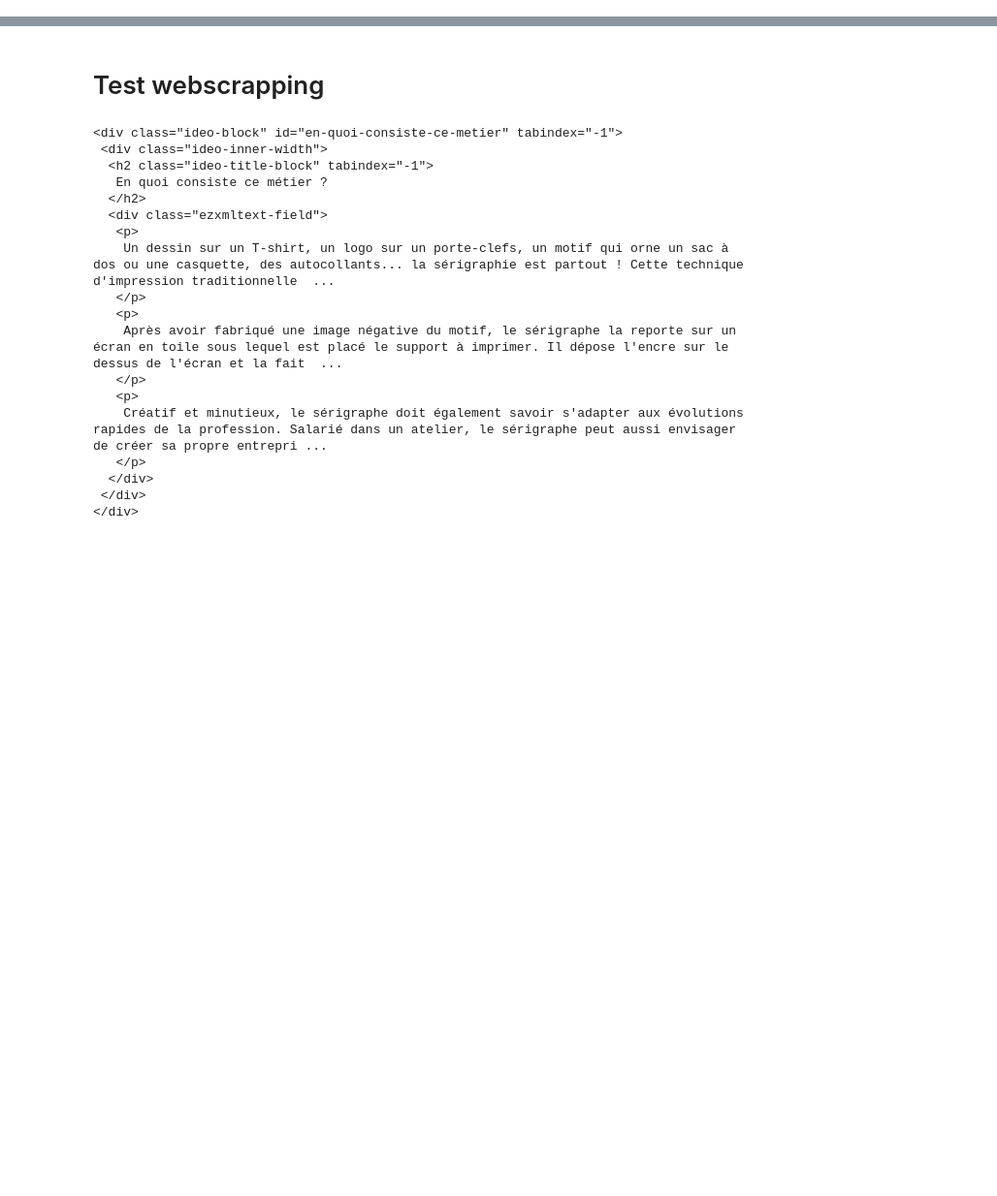
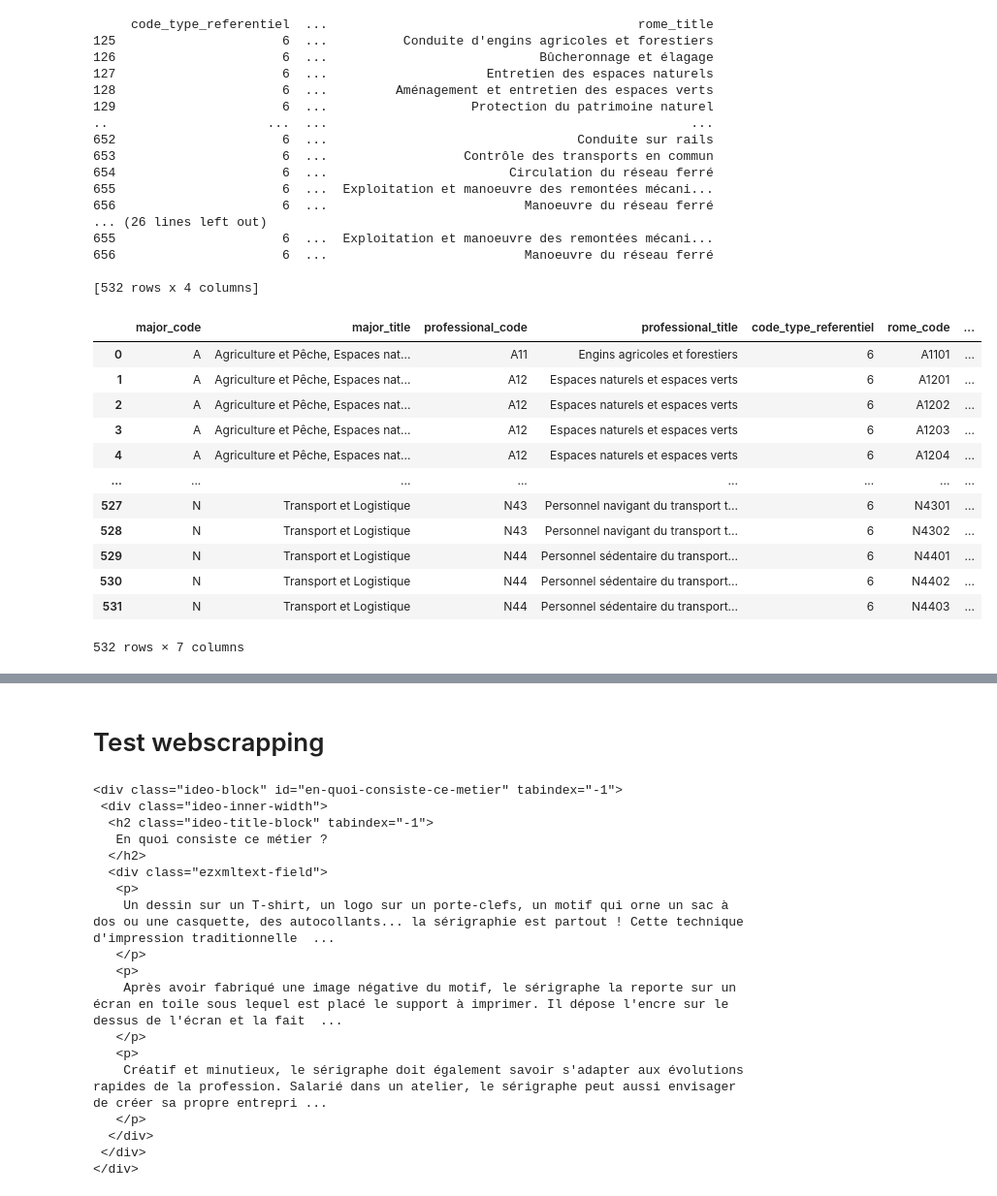
Before and after one commit to ARKEnsae/JobDomainPrediction_NLP, a Jupyter notebook: Prévision_catégorie_métier_ROME.ipynb, the cells around one changed output, grey strips where cells are left out. Shown at 97% size. Cells and saved outputs as stored; diff of their text form; code cells hidden in the pictures; blank space fills up the shorter version.

```diff
--- a/Prévision_catégorie_métier_ROME.ipynb
+++ b/Prévision_catégorie_métier_ROME.ipynb
@@ -214,0 +167,2 @@ list(np.setdiff1d(list(rome2),liste_rome))
+# %%
+arbo = pd.read_csv("unix_item_arborescence_v346_utf8.csv")
@@ -214,0 +216,55 @@ list(np.setdiff1d(list(rome2),liste_rome))
+# %%
+principal_tree = arbo[(arbo["code_type_noeud"]==3)&(arbo["code_type_referentiel"]==6)]
+principal_tree = principal_tree.rename(columns={"code_noeud": "rome_code",
+                                              "code_pere": "professional_code",
+                                              "libelle_item_arbo": "rome_title"})
+principal_tree = principal_tree.drop(columns = ['code_ogr', 'code_item_arbo_associe', 'code_type_noeud',
+       'libelle_type_noeud', 'statut'])
+print(principal_tree)
+pr_tree_desc = arbo[(arbo["code_type_noeud"]==2)&(arbo["code_type_referentiel"]==6)&(arbo["code_pere"]!="Racine AP")]
+pr_tree_desc = pr_tree_desc.drop(columns = ['code_ogr', 'code_item_arbo_associe', 'code_type_noeud',
+       'libelle_type_noeud',"statut","code_type_referentiel"])
+pr_tree_desc = pr_tree_desc.rename(columns={"code_noeud": "professional_code",
+                                            "code_pere": "major_code",
+                                            "libelle_item_arbo": "professional_title",})
+print(pr_tree_desc)
+maj_tree_desc = arbo[(arbo["code_type_noeud"]==2)&(arbo["code_type_referentiel"]==6)&(arbo["code_pere"]=="Racine AP")]
+maj_tree_desc = maj_tree_desc.drop(columns = ['code_ogr', 'code_item_arbo_associe', 'code_type_noeud',
+       'libelle_type_noeud',"statut","code_type_referentiel", "code_pere"])
+maj_tree_desc = maj_tree_desc.rename(columns={"code_noeud": "major_code",
+                                            "libelle_item_arbo": "major_title"})
+print(principal_tree)
+principal_tree = pd.merge(pd.merge(maj_tree_desc,pr_tree_desc),
+                          principal_tree)
+principal_tree
+# %% [output]
+     code_type_referentiel  ...                                         rome_title
+125                      6  ...          Conduite d'engins agricoles et forestiers
+126                      6  ...                            Bûcheronnage et élagage
+127                      6  ...                     Entretien des espaces naturels
+128                      6  ...         Aménagement et entretien des espaces verts
+129                      6  ...                   Protection du patrimoine naturel
+..                     ...  ...                                                ...
+652                      6  ...                                 Conduite sur rails
+653                      6  ...                  Contrôle des transports en commun
+654                      6  ...                        Circulation du réseau ferré
+655                      6  ...  Exploitation et manoeuvre des remontées mécani...
+656                      6  ...                          Manoeuvre du réseau ferré
+... (26 lines left out)
+655                      6  ...  Exploitation et manoeuvre des remontées mécani...
+656                      6  ...                          Manoeuvre du réseau ferré
+
+[532 rows x 4 columns]
+|  | major_code | major_title | professional_code | professional_title | code_type_referentiel | rome_code | ... |
+| 0 | A | Agriculture et Pêche, Espaces nat... | A11 | Engins agricoles et forestiers | 6 | A1101 | ... |
+| 1 | A | Agriculture et Pêche, Espaces nat... | A12 | Espaces naturels et espaces verts | 6 | A1201 | ... |
+| 2 | A | Agriculture et Pêche, Espaces nat... | A12 | Espaces naturels et espaces verts | 6 | A1202 | ... |
+| 3 | A | Agriculture et Pêche, Espaces nat... | A12 | Espaces naturels et espaces verts | 6 | A1203 | ... |
+| 4 | A | Agriculture et Pêche, Espaces nat... | A12 | Espaces naturels et espaces verts | 6 | A1204 | ... |
+| ... | ... | ... | ... | ... | ... | ... | ... |
+| 527 | N | Transport et Logistique | N43 | Personnel navigant du transport t... | 6 | N4301 | ... |
+| 528 | N | Transport et Logistique | N43 | Personnel navigant du transport t... | 6 | N4302 | ... |
+| 529 | N | Transport et Logistique | N44 | Personnel sédentaire du transport... | 6 | N4401 | ... |
+| 530 | N | Transport et Logistique | N44 | Personnel sédentaire du transport... | 6 | N4402 | ... |
+| 531 | N | Transport et Logistique | N44 | Personnel sédentaire du transport... | 6 | N4403 | ... |
+532 rows × 7 columns
```
Also changed, not shown: parts of 123 cells of this notebook.
